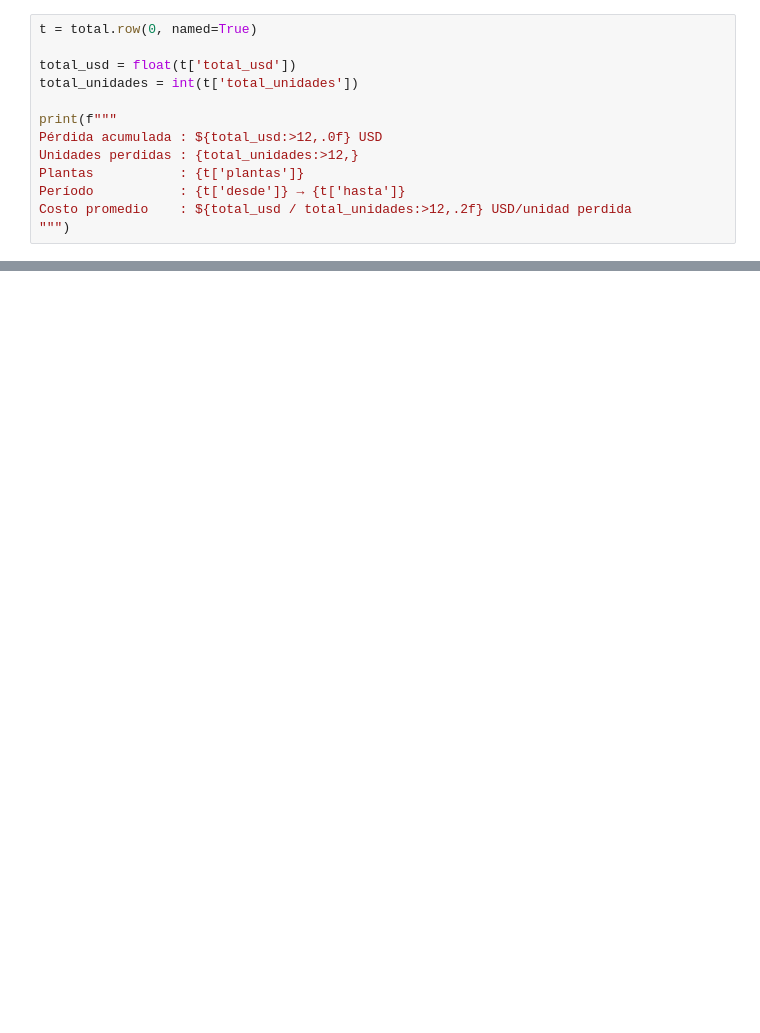
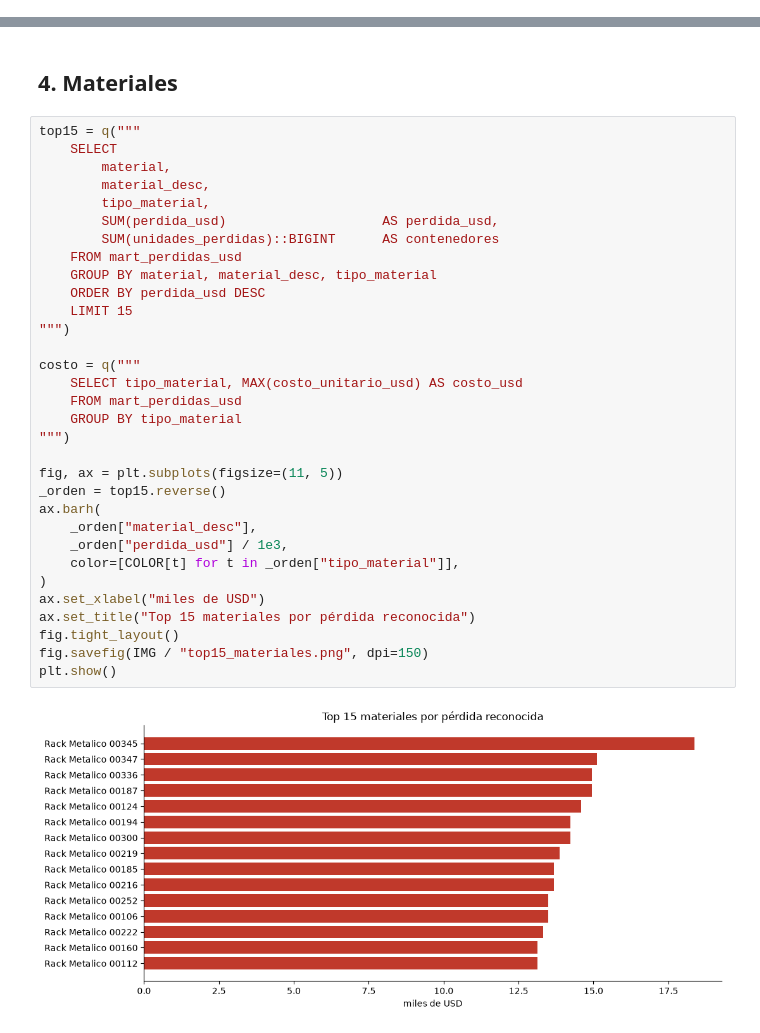
Before and after one commit to juancarlospradologistica-hub/returnable-packaging-intelligence, a Jupyter notebook: notebooks/01_analisis_perdidas.ipynb, the cells around one changed output, grey strips where cells are left out. Cells and saved outputs as stored; diff of their text form; blank space fills up the shorter version.

```diff
--- a/notebooks/01_analisis_perdidas.ipynb
+++ b/notebooks/01_analisis_perdidas.ipynb
@@ -40,13 +0,0 @@ shape: (1, 5)
-# %%
-t = total.row(0, named=True)
-
-total_usd = float(t['total_usd'])
-total_unidades = int(t['total_unidades'])
-
-print(f"""
-Pérdida acumulada : ${total_usd:>12,.0f} USD
-Unidades perdidas : {total_unidades:>12,}
-Plantas           : {t['plantas']}
-Período           : {t['desde']} → {t['hasta']}
-Costo promedio    : ${total_usd / total_unidades:>12,.2f} USD/unidad perdida
-""")
@@ -331,0 +206,36 @@ el contenedor sale, no vuelve, y no existe seguimiento.
+# %% [markdown]
+## 4. Materiales
+# %%
+top15 = q("""
+    SELECT
+        material,
+        material_desc,
+        tipo_material,
+        SUM(perdida_usd)                    AS perdida_usd,
+        SUM(unidades_perdidas)::BIGINT      AS contenedores
+    FROM mart_perdidas_usd
+    GROUP BY material, material_desc, tipo_material
+    ORDER BY perdida_usd DESC
+    LIMIT 15
+""")
+
+costo = q("""
+    SELECT tipo_material, MAX(costo_unitario_usd) AS costo_usd
+    FROM mart_perdidas_usd
+    GROUP BY tipo_material
+""")
+
+fig, ax = plt.subplots(figsize=(11, 5))
+_orden = top15.reverse()
+ax.barh(
+    _orden["material_desc"],
+    _orden["perdida_usd"] / 1e3,
+    color=[COLOR[t] for t in _orden["tipo_material"]],
+)
+ax.set_xlabel("miles de USD")
+ax.set_title("Top 15 materiales por pérdida reconocida")
+fig.tight_layout()
+fig.savefig(IMG / "top15_materiales.png", dpi=150)
+plt.show()
+# %% [output]
+[figure, added]
```
Also changed, not shown: parts of 42 cells of this notebook, 6 other files.
